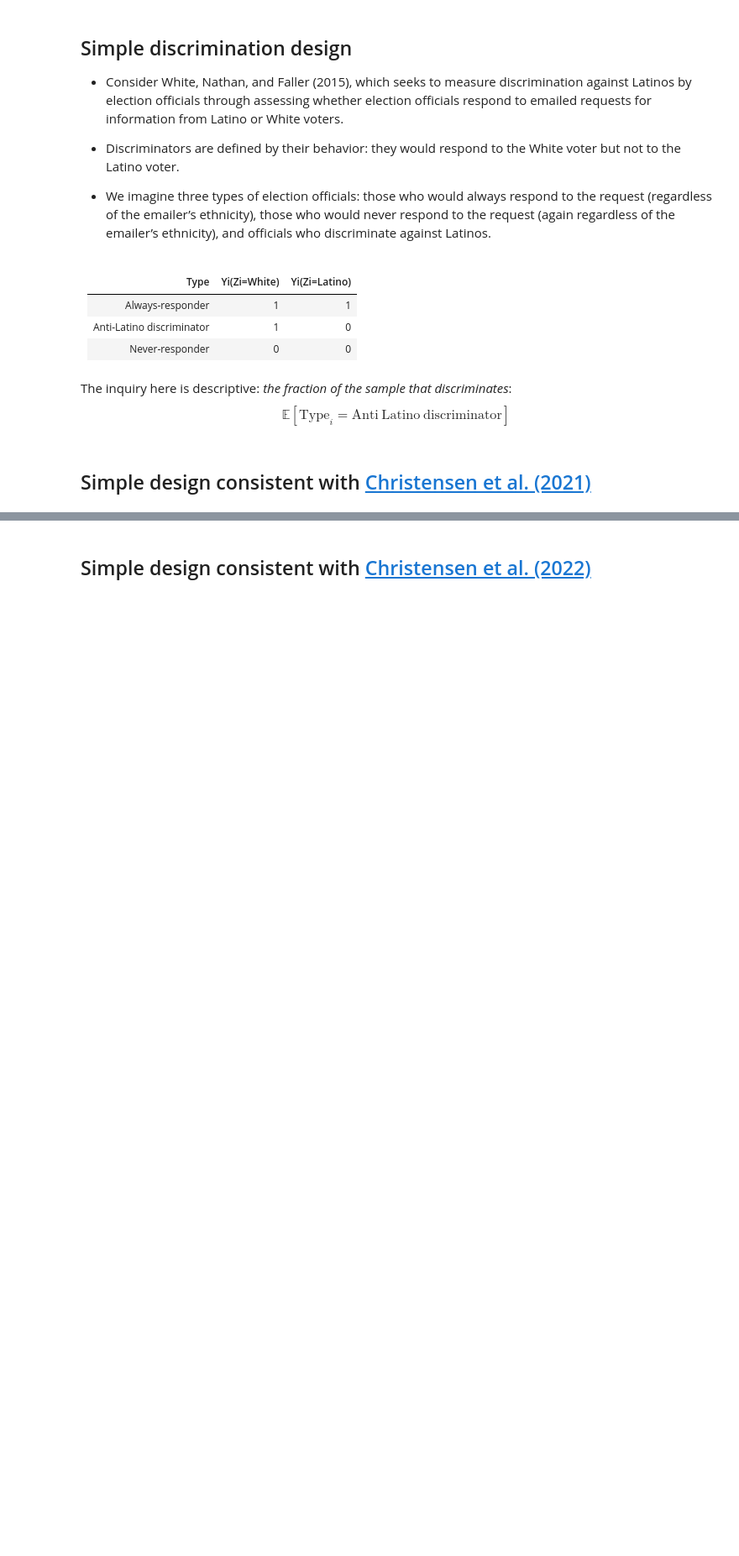
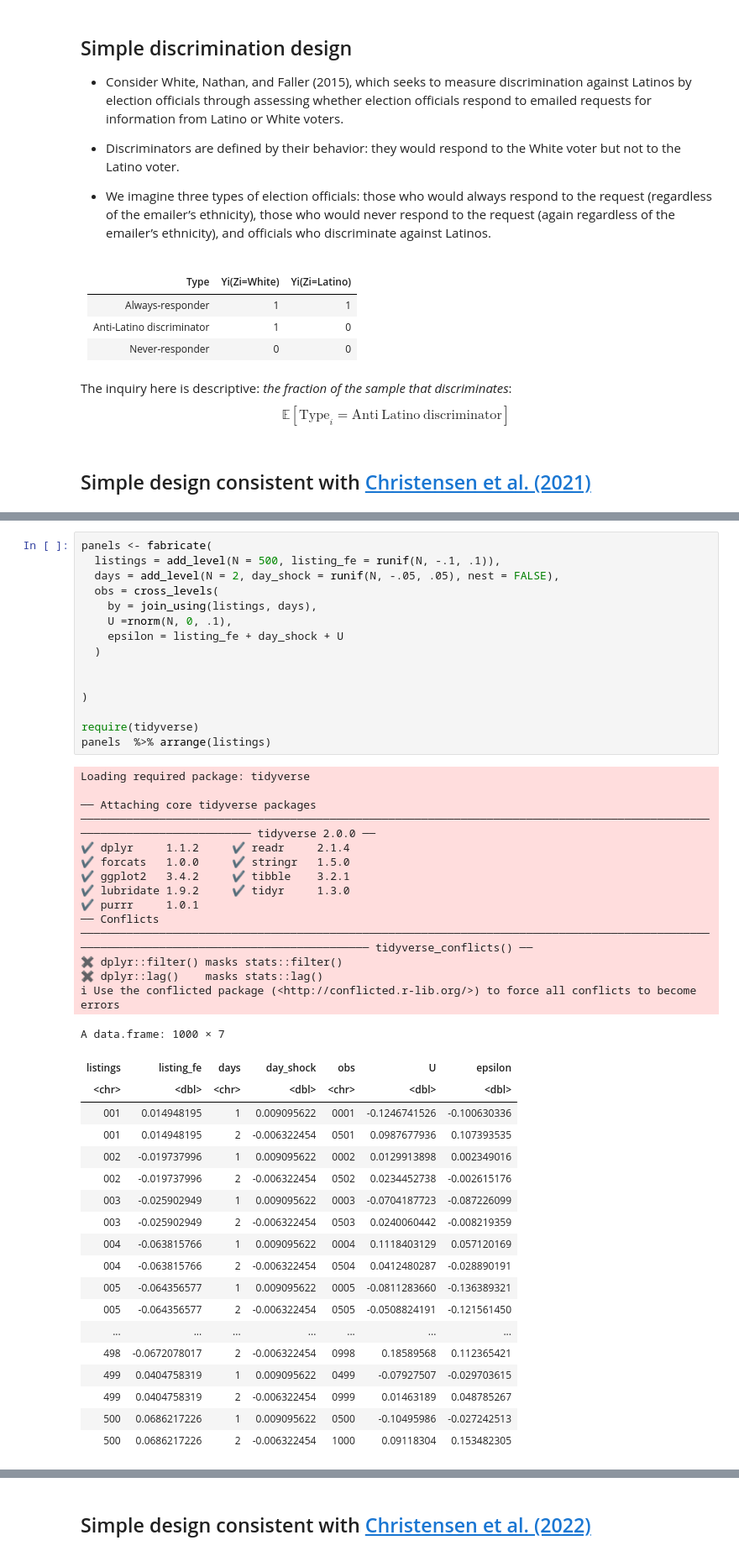
Before and after one commit to ignaciomsarmiento/Urban_Slides, a Jupyter notebook: Lecture28/Notebook_DeclareDesign.ipynb, the cells around one changed output, grey strips where cells are left out. Shown at 84% size. Saved outputs shown, nothing was run; the diff lists cells and outputs as text; blank space fills up the shorter version.

```diff
--- a/Lecture28/Notebook_DeclareDesign.ipynb
+++ b/Lecture28/Notebook_DeclareDesign.ipynb
@@ -186,6 +287,53 @@ $$
 <div >
     <img src = "figures/christensen1.png" style="width:600px;height:400px;"/>
 </div>
+# %%
+panels <- fabricate(
+  listings = add_level(N = 500, listing_fe = runif(N, -.1, .1)),
+  days = add_level(N = 2, day_shock = runif(N, -.05, .05), nest = FALSE),
+  obs = cross_levels(
+    by = join_using(listings, days),
+    U =rnorm(N, 0, .1),
+    epsilon = listing_fe + day_shock + U
+  )
+
+
+)
+
+require(tidyverse)
+panels  %>% arrange(listings)
+# %% [output]
+Loading required package: tidyverse
+
+── Attaching core tidyverse packages ────────────────────────────────────────────────────────────────────────────────────────────────────────────────────────── tidyverse 2.0.0 ──
+✔ dplyr     1.1.2     ✔ readr     2.1.4
+✔ forcats   1.0.0     ✔ stringr   1.5.0
+✔ ggplot2   3.4.2     ✔ tibble    3.2.1
+✔ lubridate 1.9.2     ✔ tidyr     1.3.0
+✔ purrr     1.0.1
+── Conflicts ──────────────────────────────────────────────────────────────────────────────────────────────────────────────────────────────────────────── tidyverse_conflicts() ──
+✖ dplyr::filter() masks stats::filter()
+✖ dplyr::lag()    masks stats::lag()
+ℹ Use the conflicted package (<http://conflicted.r-lib.org/>) to force all conflicts to become errors
+A data.frame: 1000 × 7
+| listings | listing_fe | days | day_shock | obs | U | epsilon |
+| <chr> | <dbl> | <chr> | <dbl> | <chr> | <dbl> | <dbl> |
+| 001 | 0.014948195 | 1 | 0.009095622 | 0001 | -0.1246741526 | -0.100630336 |
+| 001 | 0.014948195 | 2 | -0.006322454 | 0501 | 0.0987677936 | 0.107393535 |
+| 002 | -0.019737996 | 1 | 0.009095622 | 0002 | 0.0129913898 | 0.002349016 |
+| 002 | -0.019737996 | 2 | -0.006322454 | 0502 | 0.0234452738 | -0.002615176 |
+| 003 | -0.025902949 | 1 | 0.009095622 | 0003 | -0.0704187723 | -0.087226099 |
+| 003 | -0.025902949 | 2 | -0.006322454 | 0503 | 0.0240060442 | -0.008219359 |
+| 004 | -0.063815766 | 1 | 0.009095622 | 0004 | 0.1118403129 | 0.057120169 |
+| 004 | -0.063815766 | 2 | -0.006322454 | 0504 | 0.0412480287 | -0.028890191 |
+| 005 | -0.064356577 | 1 | 0.009095622 | 0005 | -0.0811283660 | -0.136389321 |
+| 005 | -0.064356577 | 2 | -0.006322454 | 0505 | -0.0508824191 | -0.121561450 |
+| ... | ... | ... | ... | ... | ... | ... |
+| 498 | -0.0672078017 | 2 | -0.006322454 | 0998 | 0.18589568 | 0.112365421 |
+| 499 | 0.0404758319 | 1 | 0.009095622 | 0499 | -0.07927507 | -0.029703615 |
+| 499 | 0.0404758319 | 2 | -0.006322454 | 0999 | 0.01463189 | 0.048785267 |
+| 500 | 0.0686217226 | 1 | 0.009095622 | 0500 | -0.10495986 | -0.027242513 |
+| 500 | 0.0686217226 | 2 | -0.006322454 | 1000 | 0.09118304 | 0.153482305 |
 # %% [markdown]
 <div >
     <img src = "figures/christensen2.png" style="height:100px;"/>
```
Also changed, not shown: parts of 15 cells of this notebook.
